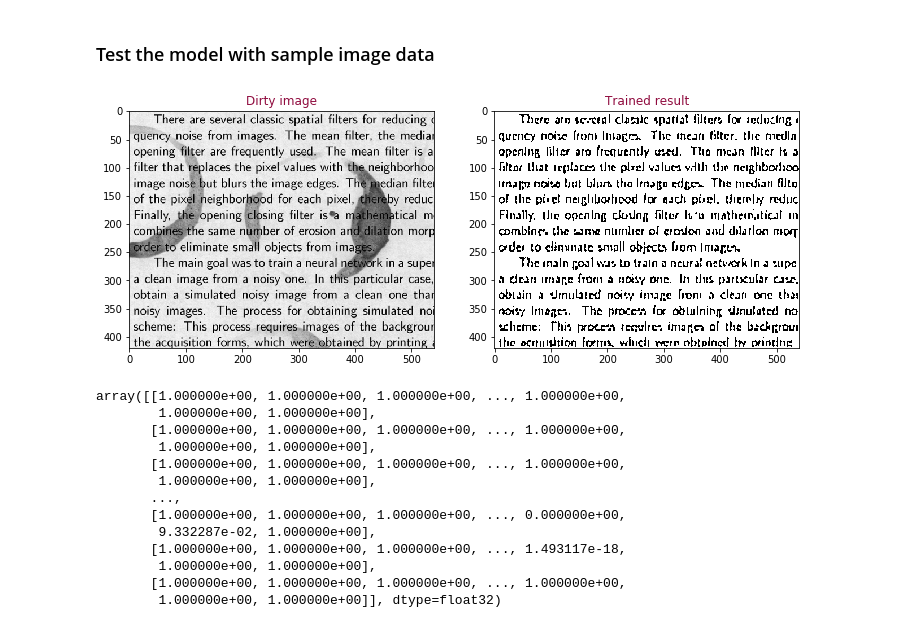
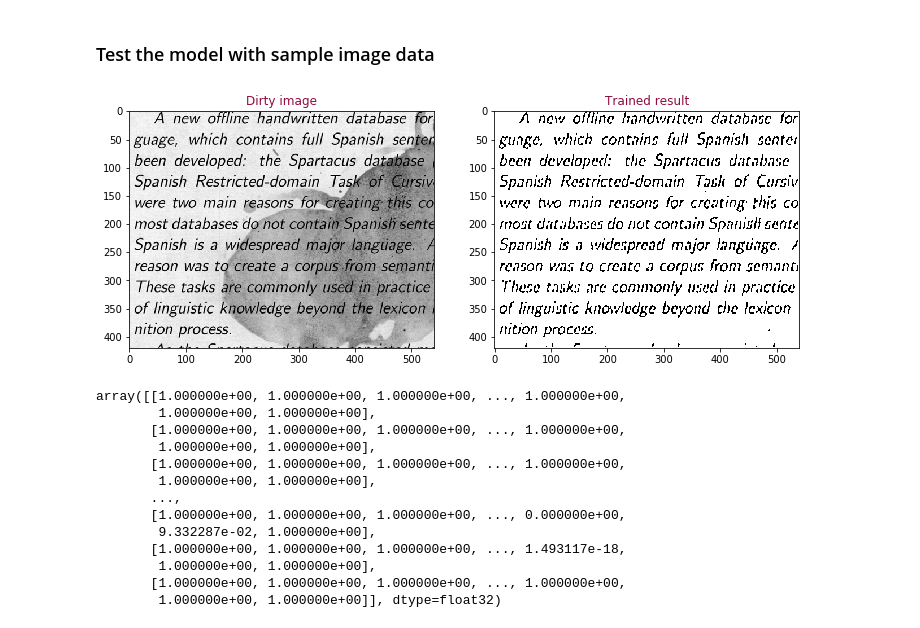
Before and after one commit to MMichels/CleanOCR, a Jupyter notebook: teste/Autoencoder-Train.ipynb, the cells around one changed output. Cells and saved outputs as stored; diff of their text form; code cells hidden in the pictures.

```diff
--- a/teste/Autoencoder-Train.ipynb
+++ b/teste/Autoencoder-Train.ipynb
@@ -174,24 +188,24 @@ KeyboardInterrupt:
 autoencoder = keras.models.load_model("D:\\Projetos\\Python\\projetos\\CleanOCR\\resources\\model")
 # %%
 path = "D:\\Projetos\\Python\\projetos\\CleanOCR\\resources\\1.dirty\\6.png"
-sample_test = load_img(path, grayscale=True, target_size=(420, 540))
+sample_test = load_img(test / test_images[-1], grayscale=True, target_size=(420, 540))
 sample_test = img_to_array(sample_test)
 sample_test_img = sample_test.astype('float32')
 sample_test_img = np.expand_dims(sample_test, axis=0)
 
 # Get the predition
 predicted_label = np.squeeze(autoencoder.predict(sample_test_img))
 
 f, ax = plt.subplots(1,2, figsize=(12,8))
 ax[0].imshow(np.squeeze(sample_test), cmap='gray')
 ax[1].imshow(np.squeeze(predicted_label.astype('int8')), cmap='gray')
 
 ax[0].set_title('Dirty image', color='#900c3f')
 ax[1].set_title('Trained result', color='#900c3f')
 
 plt.show()
 # %% [output]
-[figure, old version]
+[figure, new version]
 # %%
 predicted_label
 # %% [output]
```
Also changed, not shown: parts of 3 cells of this notebook, 3 other files.
